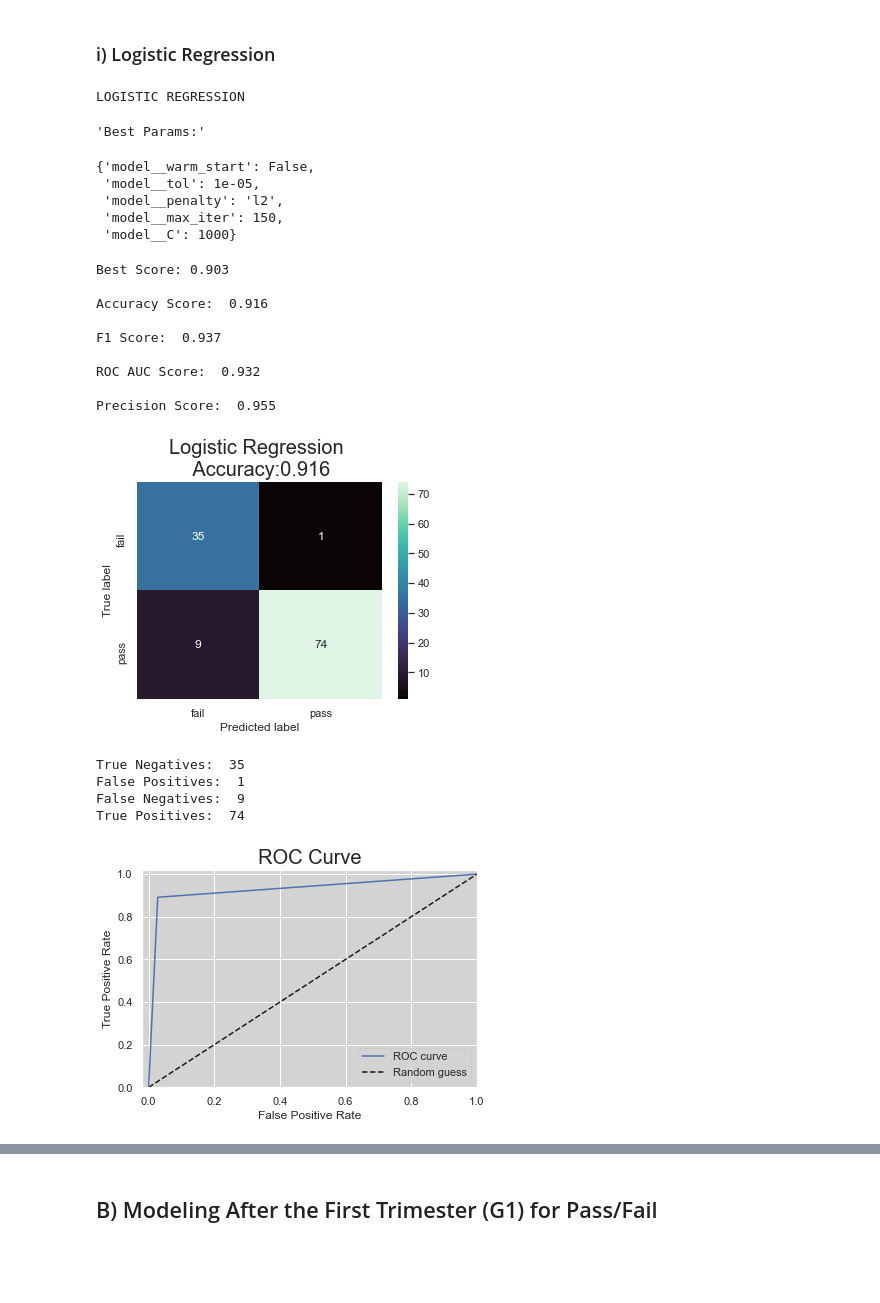
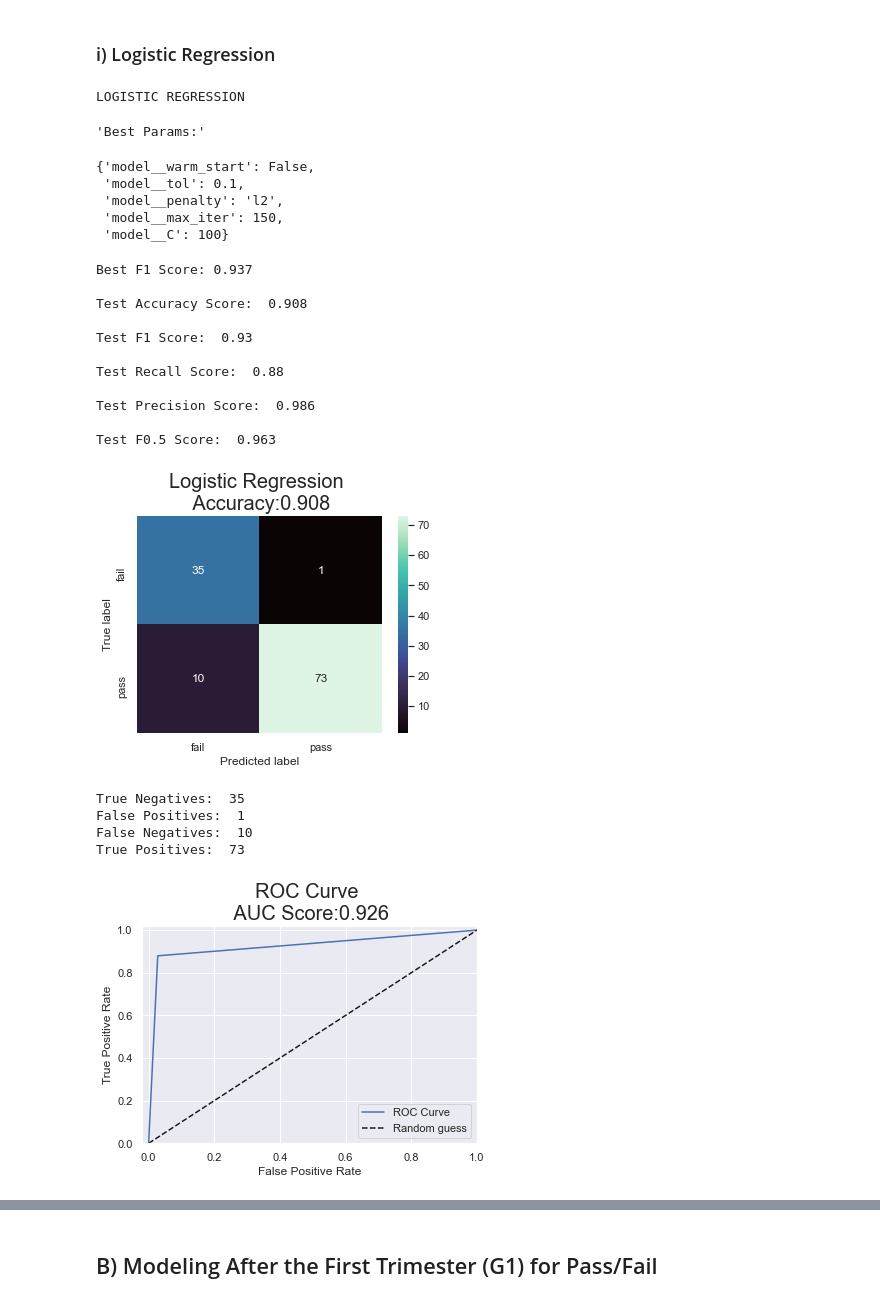
Before and after one commit to sam-tritto/predicting-student-grades, a Jupyter notebook: Predicting School Grades.ipynb, the cells around one changed output, grey strips where cells are left out. Saved outputs shown, nothing was run; the diff lists cells and outputs as text; code cells hidden in the pictures; blank space fills up the shorter version.

```diff
--- a/Predicting School Grades.ipynb
+++ b/Predicting School Grades.ipynb
@@ -1364,7 +1357,7 @@ The Model:XGBC has an R2 Score of:0.570 and STD of:0.208
 # %%
 # train test split
 
-X_train, X_test, y_train, y_test = train_test_split(X, yy, test_size=0.3, random_state=42, stratify=df['failures'])
+X_train, X_test, y_train, y_test = train_test_split(X, yy, test_size=0.3, random_state=42, stratify=corr_df['failures'])
 
 
 # build a pipeline to prevent data leakage while scaling
@@ -1378,7 +1371,9 @@ pipe = Pipeline([
 
 # list hyperparameters to tune
 
-params = {'model__penalty': ['l1', 'l2'],
+params = {
+
+          'model__penalty': ['l1', 'l2'],
           'model__C': [0.001, 0.01, 0.1, 1, 10, 100, 1000],
           'model__tol':[0.00001, 0.0001, 0.001, 0.01, 0.1, 1, 10, 100, 1000],
           'model__warm_start': [False, True],
@@ -1387,7 +1382,7 @@ params = {'model__penalty': ['l1', 'l2'],
 
 # set up and fit RandomizedSearchCV
 
-rs = RandomizedSearchCV(estimator=pipe, param_distributions=params, cv=10, scoring='accuracy', n_iter=20, random_state=42)
+rs = RandomizedSearchCV(estimator=pipe, param_distributions=params, cv=10, scoring='f1', n_iter=60, random_state=42)
 
 rs.fit(X_train, y_train)
 
@@ -1400,38 +1395,47 @@ best_lr.fit(X_train, y_train)
 
 y_predict = best_lr.predict(X_test)
 
+a_score_1 = accuracy_score(y_test, y_predict)
 
+f_score = f1_score(y_test, y_predict)
 
+r_score = recall_score(y_test, y_predict)
+
+p_score = precision_score(y_test, y_predict)
+
+f05_score_1 = fbeta_score(y_test, y_predict, beta=0.5)
 
 
 print('\n')
 print('LOGISTIC REGRESSION','\n' )
 display('Best Params:',rs.best_params_ )
-print('Best Score:', round(rs.best_score_,3),'\n' )
-print('Accuracy Score: ',round(accuracy_score(y_test, y_predict),3),'\n')
-print('F1 Score: ', round(f1_score(y_test, y_predict),3),'\n' )
-print('ROC AUC Score: ',round(roc_auc_score(y_test, y_predict),3),'\n')
-print('Precision Score: ',round(average_precision_score(y_test, y_predict),3),'\n')
+print('Best F1 Score:', round(rs.best_score_,3),'\n' )
+print('Test Accuracy Score: ',round(a_score_1,3),'\n')
+print('Test F1 Score: ', round(f_score,3),'\n' )
+print('Test Recall Score: ', round(r_score,3),'\n' )
+print('Test Precision Score: ',round(p_score,3),'\n')
+print('Test F0.5 Score: ', round(f05_score_1,3),'\n' )
 # %% [output]
 LOGISTIC REGRESSION
 'Best Params:'
 {'model__warm_start': False,
- 'model__tol': 1e-05,
+ 'model__tol': 0.1,
  'model__penalty': 'l2',
  'model__max_iter': 150,
- 'model__C': 1000}
+ 'model__C': 100}
-Best Score: 0.903
+Best F1 Score: 0.937
 
-Accuracy Score:  0.916
+Test Accuracy Score:  0.908
 
-F1 Score:  0.937
+Test F1 Score:  0.93
 
-ROC AUC Score:  0.932
+Test Recall Score:  0.88
 
-Precision Score:  0.955
+Test Precision Score:  0.986
+
+Test F0.5 Score:  0.963
 # %%
 cm = confusion_matrix(y_test, y_predict)
-
 
 cm_df = pd.DataFrame(cm,
                      index = ['fail','pass'],
@@ -1451,30 +1455,28 @@ print("False Positives: ",fp)
 print("False Negatives: ",fn)
 print("True Positives: ",tp)
 # %% [output]
-[figure, old version]
+[figure, new version]
 True Negatives:  35
 False Positives:  1
-False Negatives:  9
-True Positives:  74
+False Negatives:  10
+True Positives:  73
-# %%
-plt.rcParams['axes.facecolor'] = 'lightgrey'
 # %%
 
 fpr, tpr, thresholds = roc_curve(y_test, y_predict)
 
 
 
 # create plot
-plt.plot(fpr, tpr, label='ROC curve')
+plt.plot(fpr, tpr, label='ROC Curve')
 plt.plot([0, 1], [0, 1], 'k--', label='Random guess')
 g = plt.xlabel('False Positive Rate')
 g = plt.ylabel('True Positive Rate')
-g = plt.title('ROC Curve', fontsize=20)
+g = plt.title('ROC Curve \n AUC Score:{0:.3f}'.format(roc_auc_score(y_test, y_predict)), fontsize=20)
 g = plt.xlim([-0.02, 1])
 g = plt.ylim([0, 1.02])
 g = plt.legend(loc="lower right")
 # %% [output]
-[figure, old version]
+[figure, new version]
 # %%
 
 precision, recall, thresholds = precision_recall_curve(y_test, y_predict)
```
Also changed, not shown: parts of 41 cells of this notebook.
